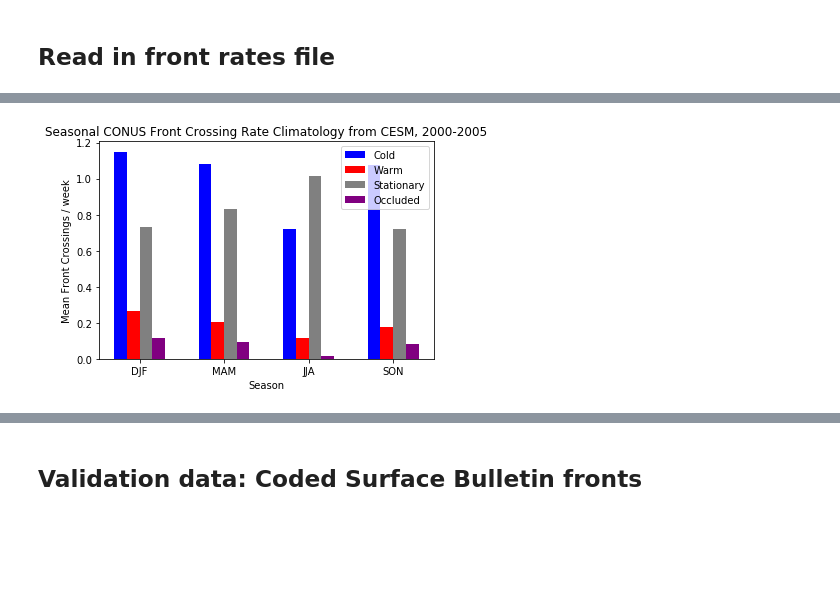
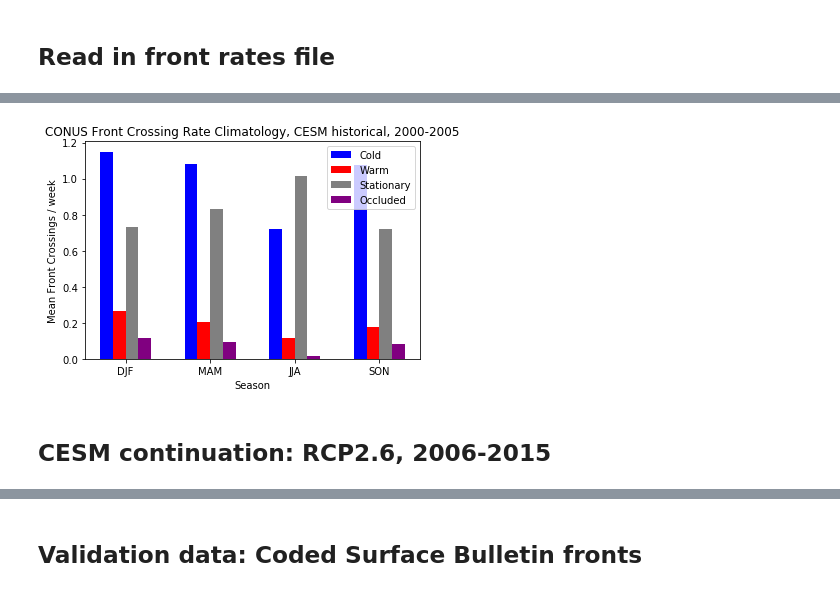
Before and after one commit to katiedagon/ML-extremes, a Jupyter notebook: notebooks/FrontsAnalysis_crossingrates.ipynb, the cells around one changed output, grey strips where cells are left out. Drawn from its saved outputs; the diff is of its cells as text; code cells hidden in the pictures; blank space fills up the shorter version.

```diff
--- a/notebooks/FrontsAnalysis_crossingrates.ipynb
+++ b/notebooks/FrontsAnalysis_crossingrates.ipynb
@@ -15,4 +15,4 @@ rates_file_viaPoly = "cesm_fronts_2000-2005_frontRates_viaPolylines.nc"
 ## Read in front rates file
 # %%
 #rates_fronts = xr.open_dataset(file_path+rates_file_viaPoly)
-rates_fronts = xr.open_dataset(file_path+rates_file)
+cesm_hist_rates_fronts = xr.open_dataset(cesm_file_path+cesm_hist_rates_file)
@@ -41,4 +67,6 @@ srates_clim = rates_fronts.seasonal_rate_climatology
+# %%
+cesm_hist_srates_clim = cesm_hist_rates_fronts.seasonal_rate_climatology
 # %%
-# approx. lat/lon here to get a CONUS rectangular region
-srates_clim_CONUS = srates_clim.sel(lat=slice(26,50), lon=slice(235,292)) # CESM grid lons
+# approx. lat/lon here to get a CONUS rectangular region - may not exactly match Jim's analysis
+cesm_hist_srates_clim_CONUS = cesm_hist_srates_clim.sel(lat=slice(26,50), lon=slice(235,292)) # CESM grid lons
 #srates_clim_CONUS = srates_clim.sel(lat=slice(26,50), lon=slice(-125, -68)) # MERRA2 grid lons
@@ -45,4 +79,4 @@ srates_clim_CONUS = srates_clim.sel(lat=slice(26,50), lon=slice(235,292)) # CESM
 # %%
-srates_clim_CONUS_mean_wk = srates_clim_CONUS.mean(("lon","lat"))*7 # convert counts/day to counts/wk
+cesm_hist_srates_clim_CONUS_mean_wk = cesm_hist_srates_clim_CONUS.mean(("lon","lat"))*7 # convert counts/day to counts/wk
 # %%
 # DJF rates across front types
@@ -85,28 +103,31 @@ ax.set_xticklabels(labels);
 # %%
+# plot front rates by type
 fig, ax = plt.subplots()
 
 w = 0.15
 labels = ['DJF', 'MAM', 'JJA', 'SON']
 nseason = len(labels)
 x = np.arange(nseason)  # the label locations
 
 position = x + (w*(1-nseason)/2) + 0*w
-ax.bar(position, srates_clim_CONUS_mean_wk[:,0], width=w, label="Cold", color='blue')
+ax.bar(position, cesm_hist_srates_clim_CONUS_mean_wk[:,0], width=w, label="Cold", color='blue')
 position = x + (w*(1-nseason)/2) + 1*w
-ax.bar(position, srates_clim_CONUS_mean_wk[:,1], width=w, label="Warm", color='red')
+ax.bar(position, cesm_hist_srates_clim_CONUS_mean_wk[:,1], width=w, label="Warm", color='red')
 position = x + (w*(1-nseason)/2) + 2*w
-ax.bar(position, srates_clim_CONUS_mean_wk[:,2], width=w, label="Stationary", color='grey')
+ax.bar(position, cesm_hist_srates_clim_CONUS_mean_wk[:,2], width=w, label="Stationary", color='grey')
 position = x + (w*(1-nseason)/2) + 3*w
-ax.bar(position, srates_clim_CONUS_mean_wk[:,3], width=w, label="Occluded", color='purple')
+ax.bar(position, cesm_hist_srates_clim_CONUS_mean_wk[:,3], width=w, label="Occluded", color='purple')
 
-ax.set_title('Seasonal CONUS Front Crossing Rate Climatology from CESM, 2000-2005')
+ax.set_title('CONUS Front Crossing Rate Climatology, CESM historical, 2000-2005')
 ax.set_ylabel('Mean Front Crossings / week')
 ax.set_xlabel('Season')
 ax.set_xticks(x)
 ax.set_xticklabels(labels)
 
 ax.legend();
 
-#plt.savefig('../figures/cesm_srates_clim_CONUS_mean_wk.pdf')
+#plt.savefig('../figures/cesm_hist_srates_clim_CONUS_mean_wk.png')
 # %% [output]
-[figure, old version]
+[figure, new version]
+# %% [markdown]
+## CESM continuation: RCP2.6, 2006-2015
```
Also changed, not shown: parts of 61 cells of this notebook, 2 other files.
